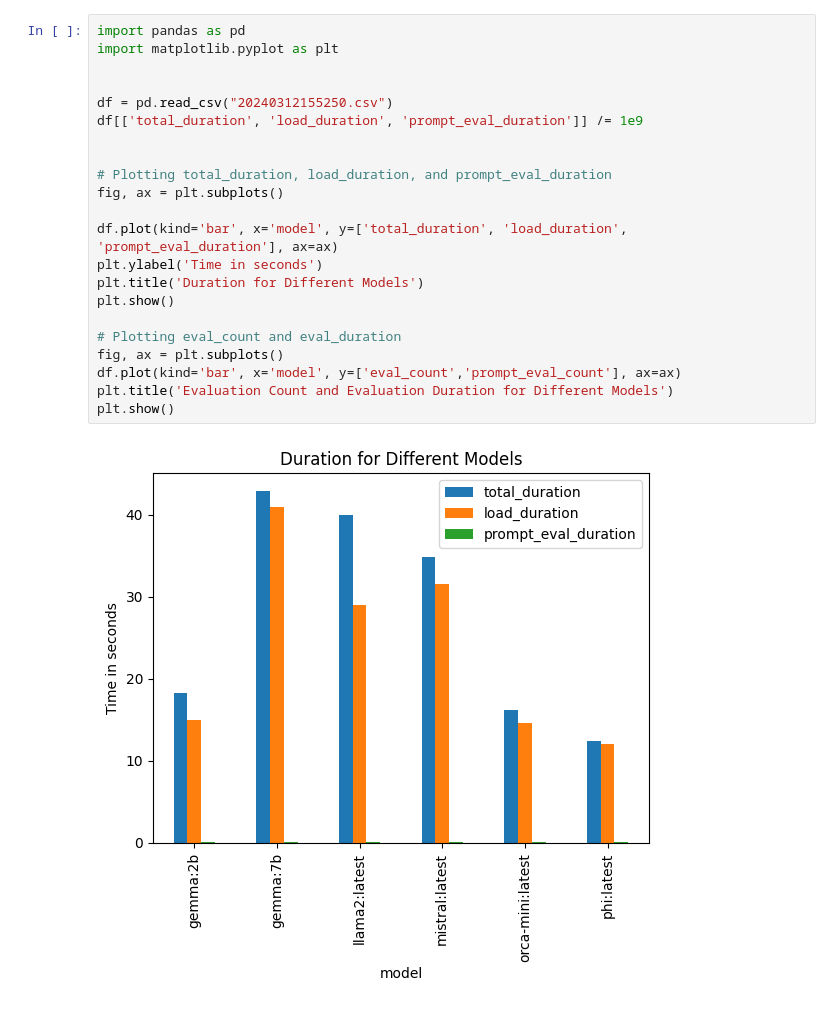
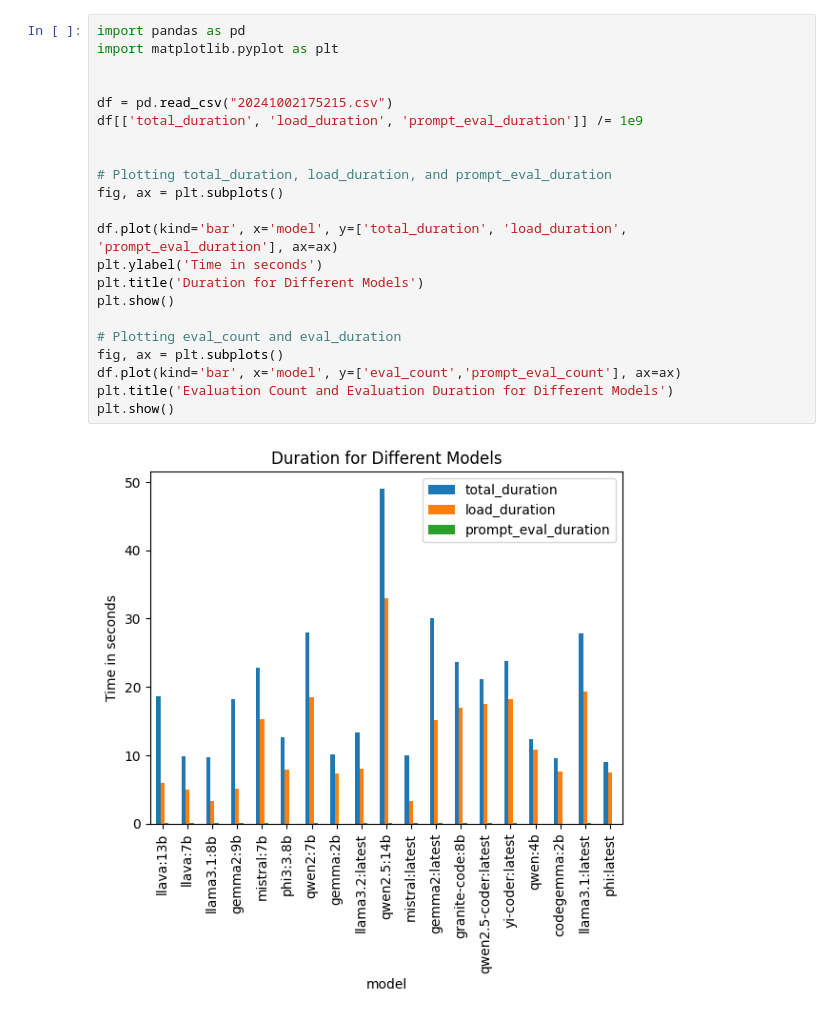
Before and after one commit to mdfranz/ollama-scripts, a Jupyter notebook: python/ollama_stats.ipynb, the cells around one changed output. Cells and saved outputs as stored; diff of their text form.

```diff
--- a/python/ollama_stats.ipynb
+++ b/python/ollama_stats.ipynb
@@ -1,24 +1,24 @@
 # %%
 import pandas as pd
 import matplotlib.pyplot as plt
 
 
-df = pd.read_csv("20240312155250.csv")
+df = pd.read_csv("20241002175215.csv")
 df[['total_duration', 'load_duration', 'prompt_eval_duration']] /= 1e9
 
 
 # Plotting total_duration, load_duration, and prompt_eval_duration
 fig, ax = plt.subplots()
 
 df.plot(kind='bar', x='model', y=['total_duration', 'load_duration', 'prompt_eval_duration'], ax=ax)
 plt.ylabel('Time in seconds')
 plt.title('Duration for Different Models')
 plt.show()
 
 # Plotting eval_count and eval_duration
 fig, ax = plt.subplots()
 df.plot(kind='bar', x='model', y=['eval_count','prompt_eval_count'], ax=ax)
 plt.title('Evaluation Count and Evaluation Duration for Different Models')
 plt.show()
 # %% [output]
-[figure, old version]
+[figure, new version]
```
Also changed, not shown: parts of 1 cell of this notebook, 2 other files.
